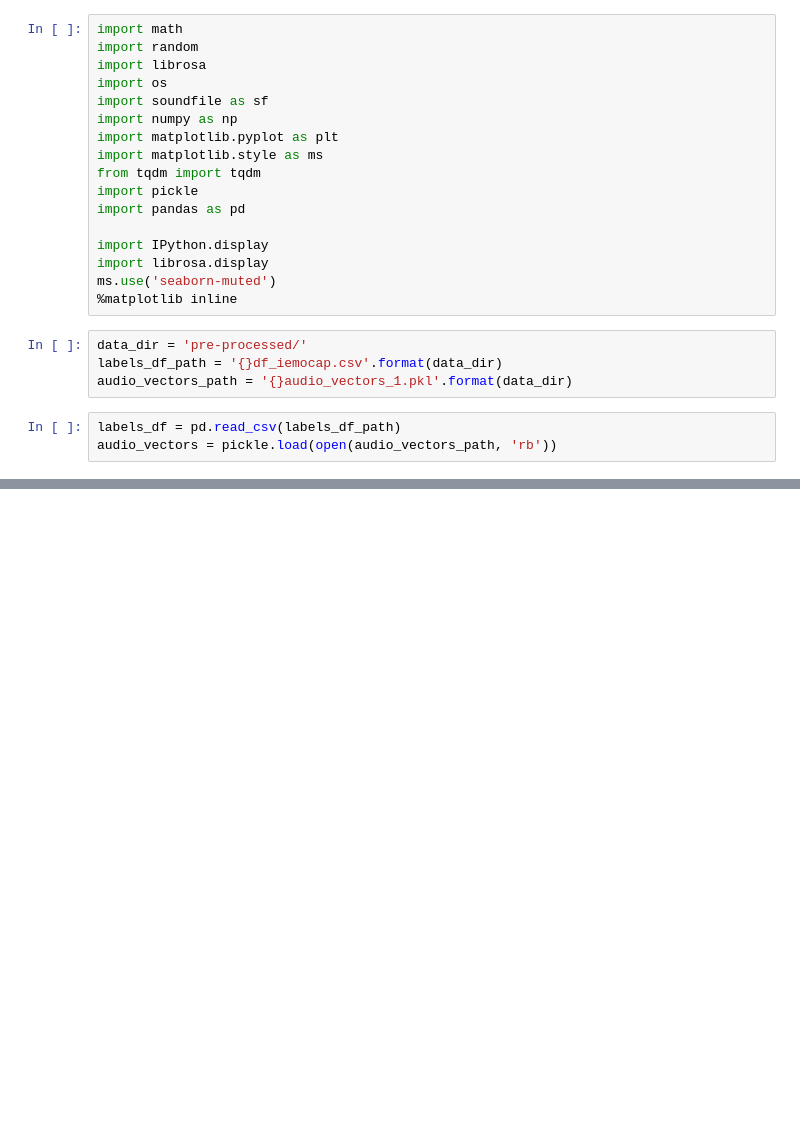
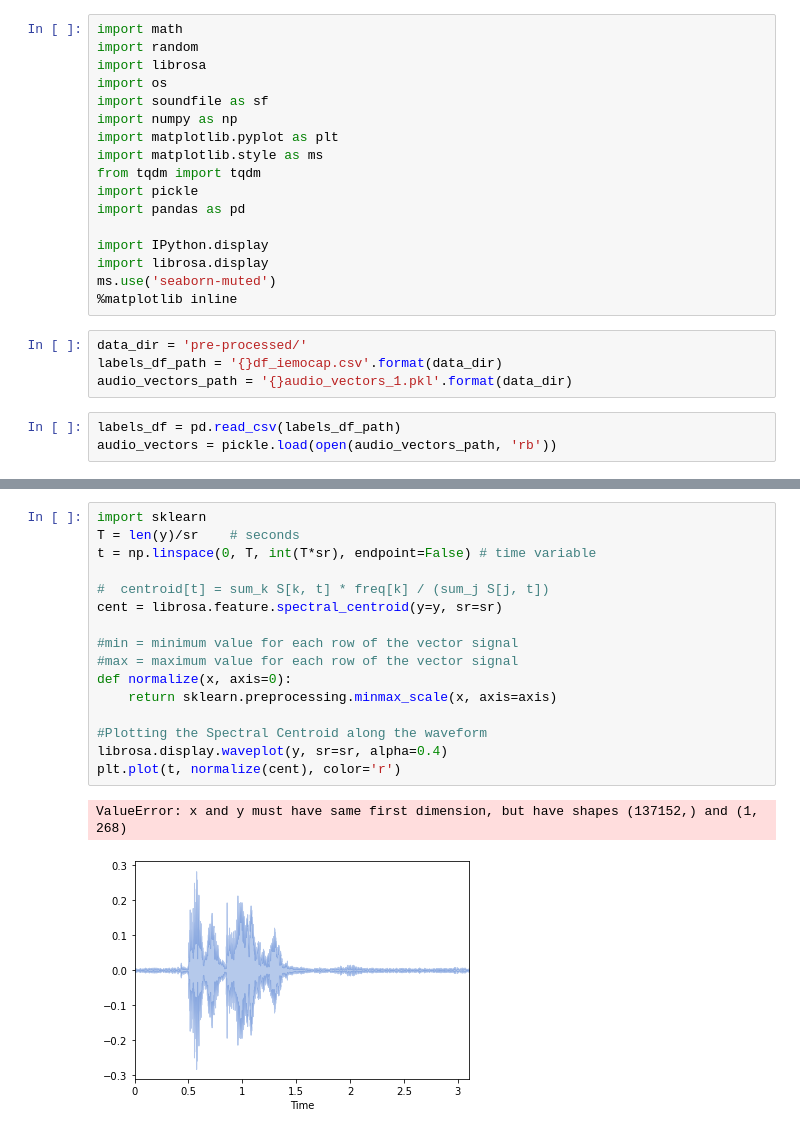
Before and after one commit to aiBotShubham/speech-ad-recognization, a Jupyter notebook: Pre Process Audio Vectors.ipynb, the cells around one changed output, grey strips where cells are left out. Saved outputs shown, nothing was run; the diff lists cells and outputs as text; blank space fills up the shorter version.

```diff
--- a/Pre Process Audio Vectors.ipynb
+++ b/Pre Process Audio Vectors.ipynb
@@ -47,0 +59,19 @@ Name: emotion, dtype: object
+# %%
+import sklearn
+T = len(y)/sr    # seconds
+t = np.linspace(0, T, int(T*sr), endpoint=False) # time variable
+
+#  centroid[t] = sum_k S[k, t] * freq[k] / (sum_j S[j, t])
+cent = librosa.feature.spectral_centroid(y=y, sr=sr)
+
+#min = minimum value for each row of the vector signal
+#max = maximum value for each row of the vector signal
+def normalize(x, axis=0):
+    return sklearn.preprocessing.minmax_scale(x, axis=axis)
+
+#Plotting the Spectral Centroid along the waveform
+librosa.display.waveplot(y, sr=sr, alpha=0.4)
+plt.plot(t, normalize(cent), color='r')
+# %% [output]
+ValueError: x and y must have same first dimension, but have shapes (137152,) and (1, 268)
+[figure, added]
```
Also changed, not shown: parts of 12 cells of this notebook, 4 other files.
